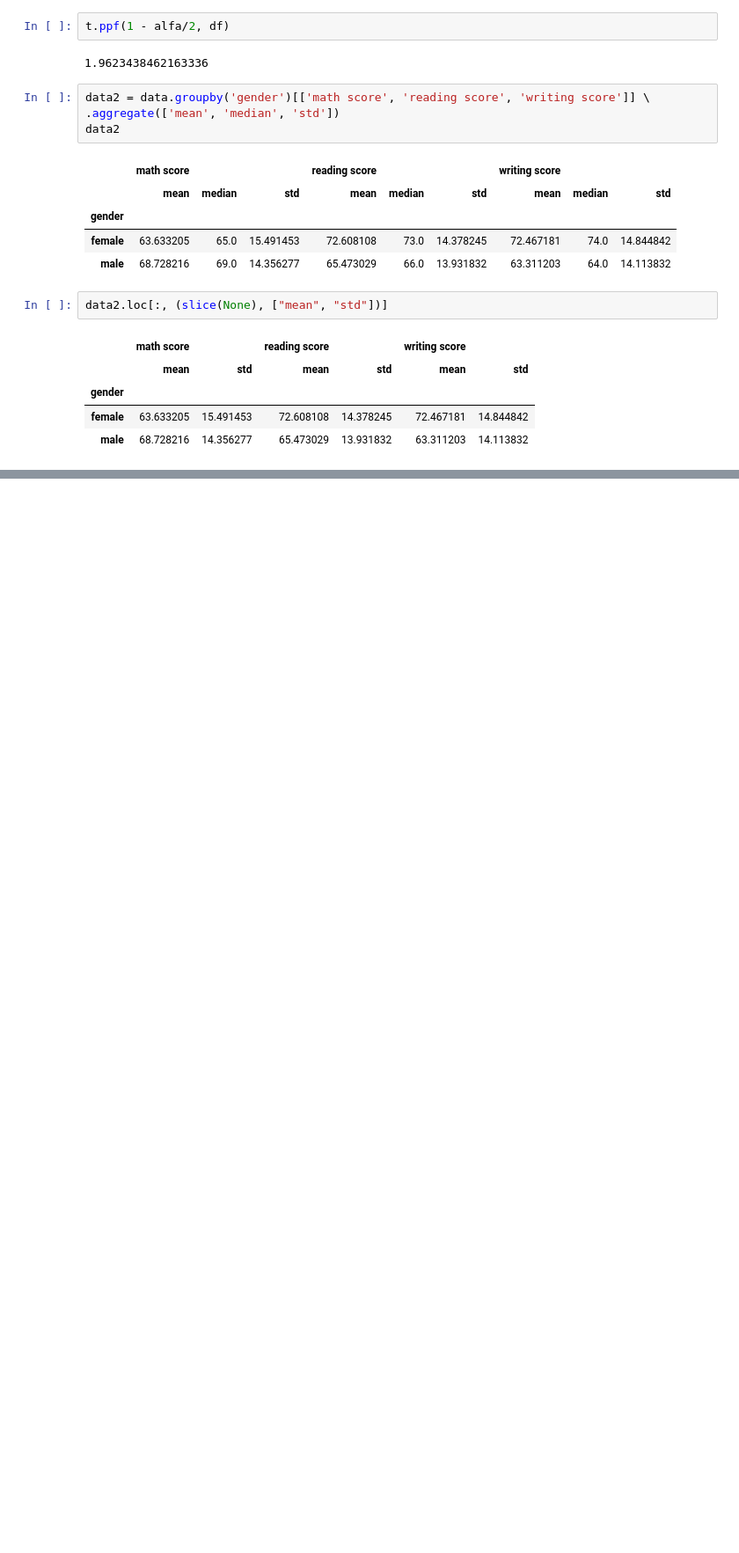
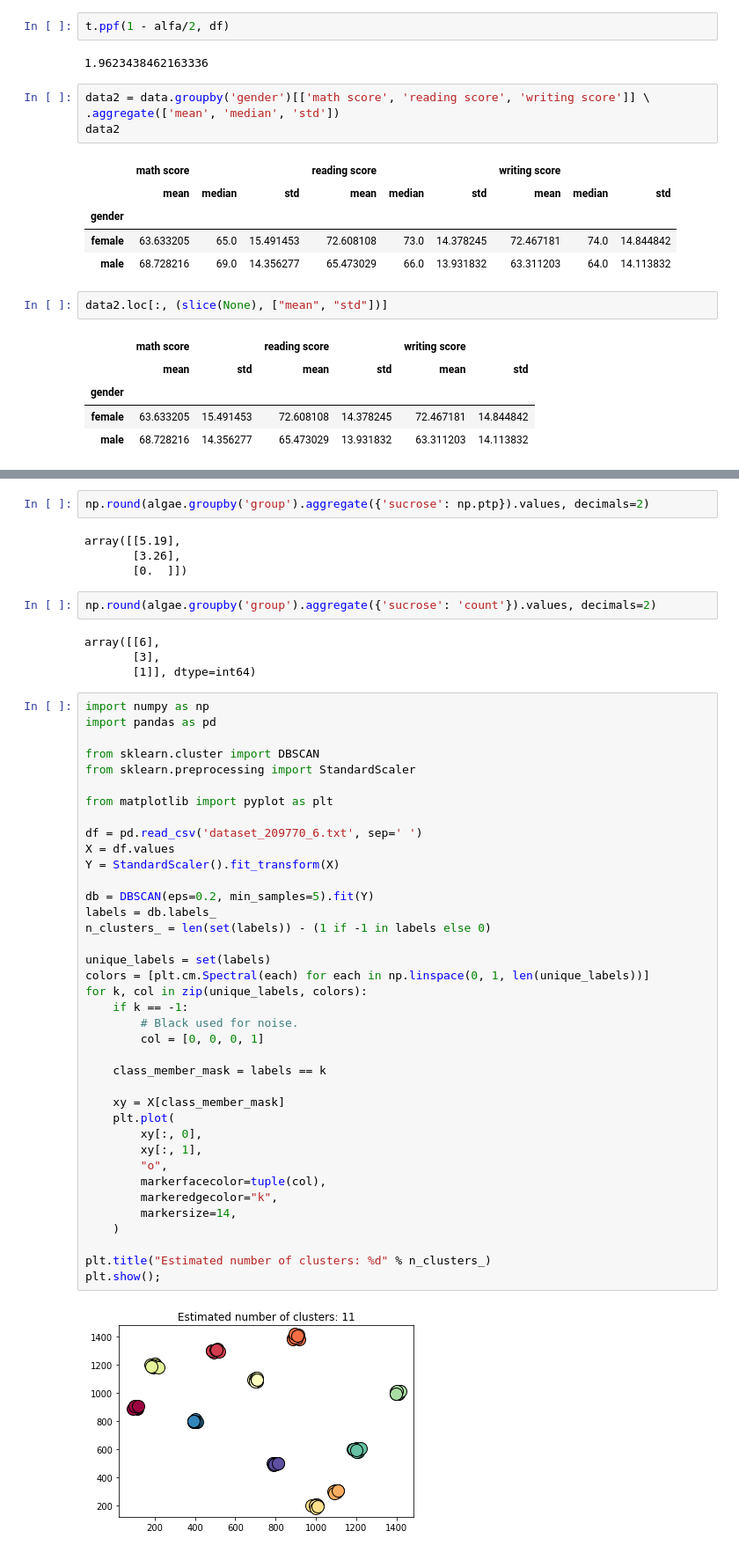
Before and after one commit to AndreyKurdyubov/Stepik_introML, a Jupyter notebook: Stepik_IntroML_1.ipynb, the cells around one changed output, grey strips where cells are left out. Shown at 88% size. Drawn from its saved outputs; the diff is of its cells as text; blank space fills up the shorter version.

Commit message:
dbscan

```diff
--- a/Stepik_IntroML_1.ipynb
+++ b/Stepik_IntroML_1.ipynb
@@ -780,0 +770,52 @@ array([[6],
+# %%
+np.round(algae.groupby('group').aggregate({'sucrose': np.ptp}).values, decimals=2)
+# %% [output]
+array([[5.19],
+       [3.26],
+       [0.  ]])
+# %%
+np.round(algae.groupby('group').aggregate({'sucrose': 'count'}).values, decimals=2)
+# %% [output]
+array([[6],
+       [3],
+       [1]], dtype=int64)
+# %%
+import numpy as np
+import pandas as pd
+
+from sklearn.cluster import DBSCAN
+from sklearn.preprocessing import StandardScaler
+
+from matplotlib import pyplot as plt
+
+df = pd.read_csv('dataset_209770_6.txt', sep=' ')
+X = df.values
+Y = StandardScaler().fit_transform(X)
+
+db = DBSCAN(eps=0.2, min_samples=5).fit(Y)
+labels = db.labels_
+n_clusters_ = len(set(labels)) - (1 if -1 in labels else 0)
+
+unique_labels = set(labels)
+colors = [plt.cm.Spectral(each) for each in np.linspace(0, 1, len(unique_labels))]
+for k, col in zip(unique_labels, colors):
+    if k == -1:
+        # Black used for noise.
+        col = [0, 0, 0, 1]
+
+    class_member_mask = labels == k
+
+    xy = X[class_member_mask]
+    plt.plot(
+        xy[:, 0],
+        xy[:, 1],
+        "o",
+        markerfacecolor=tuple(col),
+        markeredgecolor="k",
+        markersize=14,
+    )
+
+plt.title("Estimated number of clusters: %d" % n_clusters_)
+plt.show();
+# %% [output]
+[figure, added]
```
Also changed, not shown: parts of 113 cells of this notebook, 10 other files.
